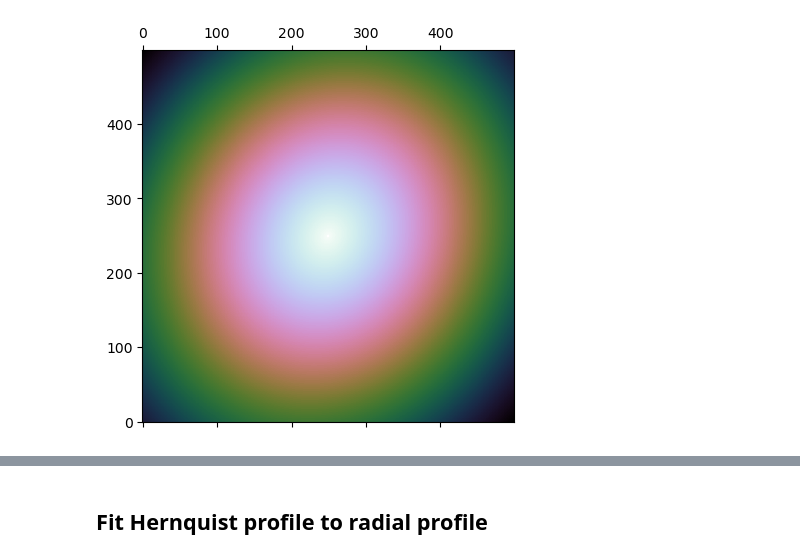
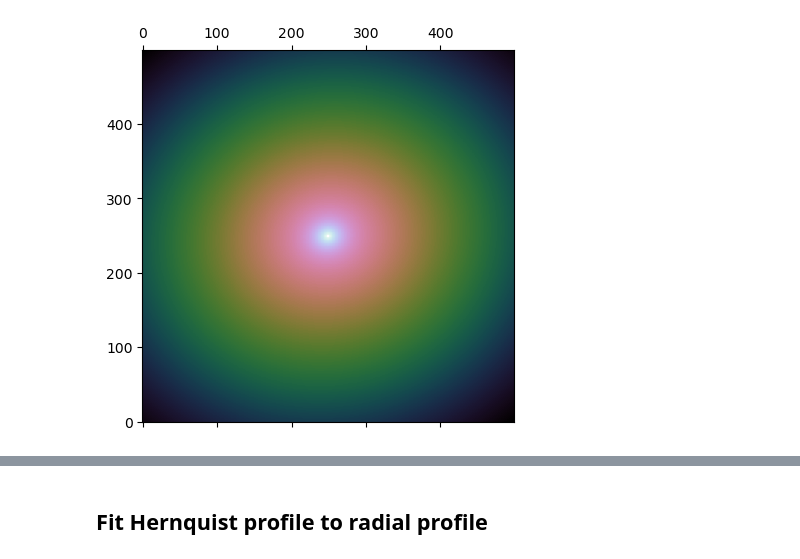
Before and after one commit to TDCOSMO/RXJ1131_KCWI, a Jupyter notebook: Common ellipticity of double Sersic light.ipynb, the cells around one changed output, grey strips where cells are left out. Saved outputs shown, nothing was run; the diff lists cells and outputs as text; code cells hidden in the pictures.

```diff
--- a/Common ellipticity of double Sersic light.ipynb
+++ b/Common ellipticity of double Sersic light.ipynb
@@ -7,8 +7,8 @@ from lenstronomy.Util.param_util import phi_q2_ellipticity
 # %%
 light_model = LightModel(['SERSIC_ELLIPSE', 'SERSIC_ELLIPSE'])
 
-e11, e12 = phi_q2_ellipticity(45, 0.878) # (90 - 121.6)*
-e21, e22 = phi_q2_ellipticity(45, 0.849) # (90 - 121.6)*
+e11, e12 = phi_q2_ellipticity(90-121.6, 0.878) # (90 - 121.6)*
+e21, e22 = phi_q2_ellipticity(90-121.6, 0.849) # (90 - 121.6)*
 
 kwargs_light = [
             {'R_sersic': 2.49*np.sqrt(0.878), 'n_sersic': 0.93, 'amp': 0.091,
@@ -21,19 +21,19 @@ kwargs_light = [
             },
         ]
 # %%
-w = 1.85 * 50 / np.sqrt(2)
+w = 1.85 * 5 / np.sqrt(2)
 
 x, y = np.meshgrid(
-        np.linspace(-w, w, 500), # x-axis points to negative RA
+        np.linspace(w, -w, 500), # x-axis points to negative RA
         np.linspace(-w, w, 500),
     )
 
 surface_brightness = light_model.surface_brightness(x, y, kwargs_light)
 
 plt.matshow(np.log10(surface_brightness), cmap='cubehelix', origin='lower')
 plt.show()
 # %% [output]
-[figure, old version]
+[figure, new version]
 # %%
 from mgefit.find_galaxy import find_galaxy
 from mgefit.mge_fit_sectors_regularized import mge_fit_sectors_regularized
```
Also changed, not shown: parts of 5 cells of this notebook, 32 other files.
